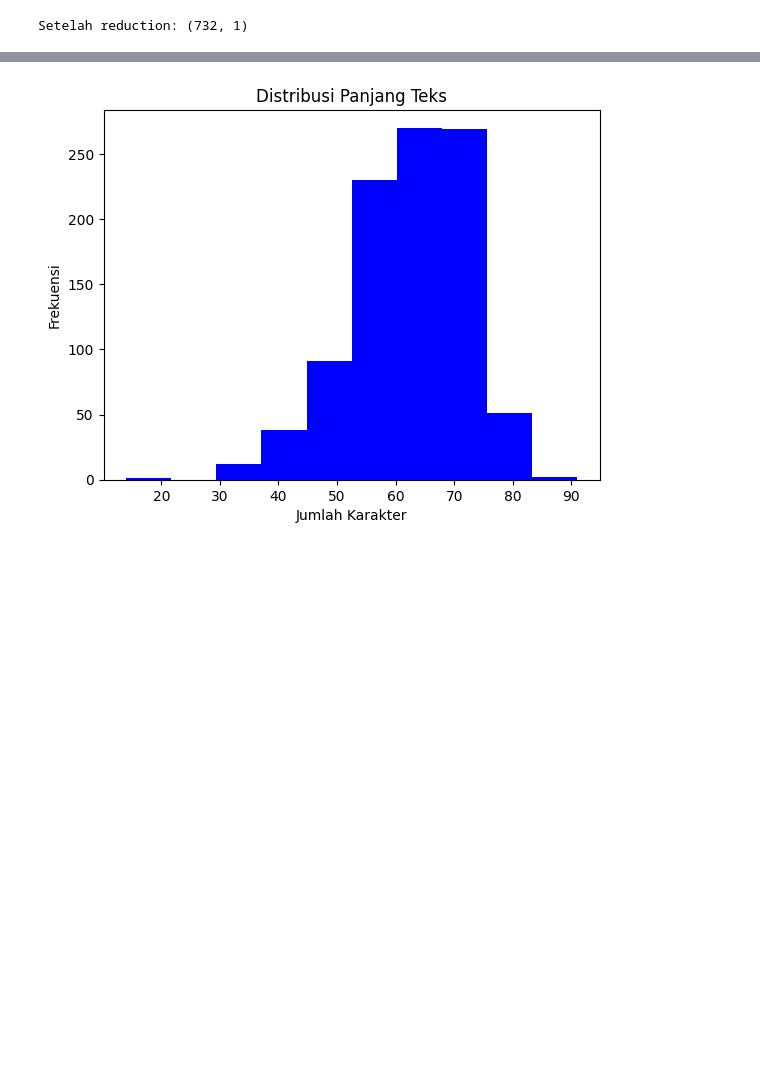
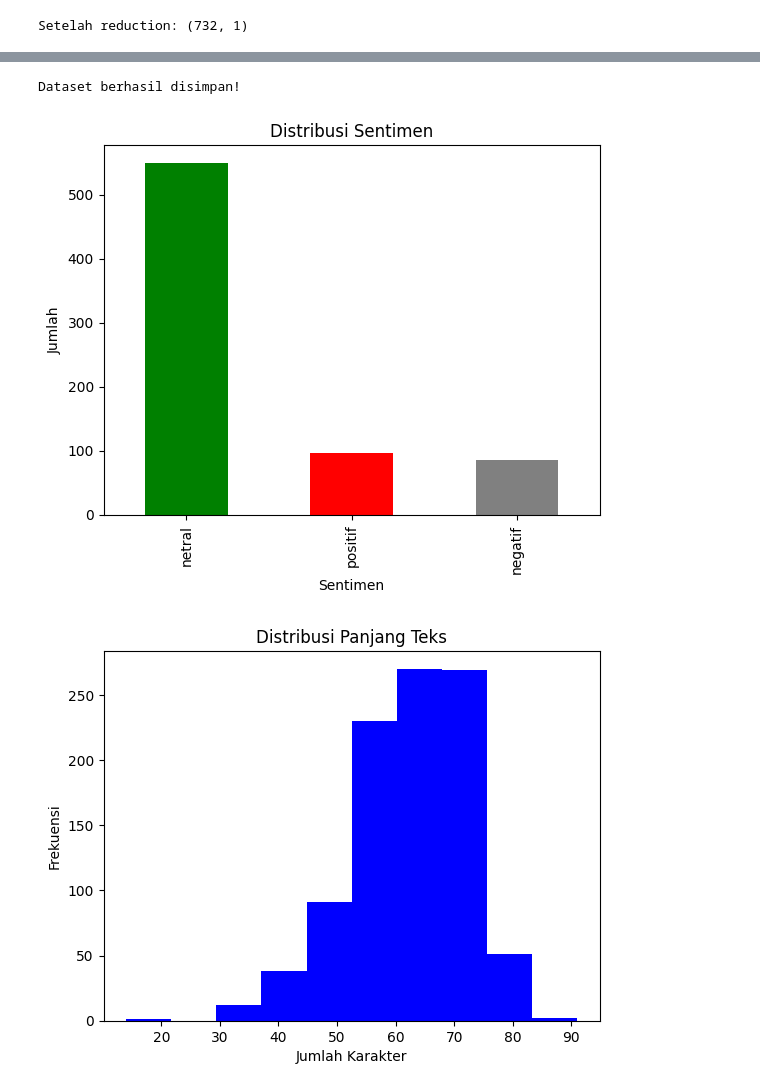
Before and after one commit to afllaabdi/tugas_NLP, a Jupyter notebook: Source_Code.ipynb, the cells around one changed output, grey strips where cells are left out. Cells and saved outputs as stored; diff of their text form; code cells hidden in the pictures; blank space fills up the shorter version.

```diff
--- a/Source_Code.ipynb
+++ b/Source_Code.ipynb
@@ -119,3 +126,27 @@ df.head()
+# %%
+# =========================
+# SAVE DATA
+# =========================
+file_save_path = '/content/drive/MyDrive/dataset/dataset_pangan_labeled.csv'
+
+df.to_csv(file_save_path, index=False)
+
+print("Dataset berhasil disimpan!")
+# %% [output]
+Dataset berhasil disimpan!
+# %%
+# =========================
+# DISTRIBUSI SENTIMEN
+# =========================
+colors = ['green', 'red', 'gray']
+
+df['label'].value_counts().plot(kind='bar', color=colors)
+plt.title("Distribusi Sentimen")
+plt.xlabel("Sentimen")
+plt.ylabel("Jumlah")
+plt.show()
+# %% [output]
+[figure, added]
 # %%
 
 # =========================
```
Also changed, not shown: parts of 2 cells of this notebook.
